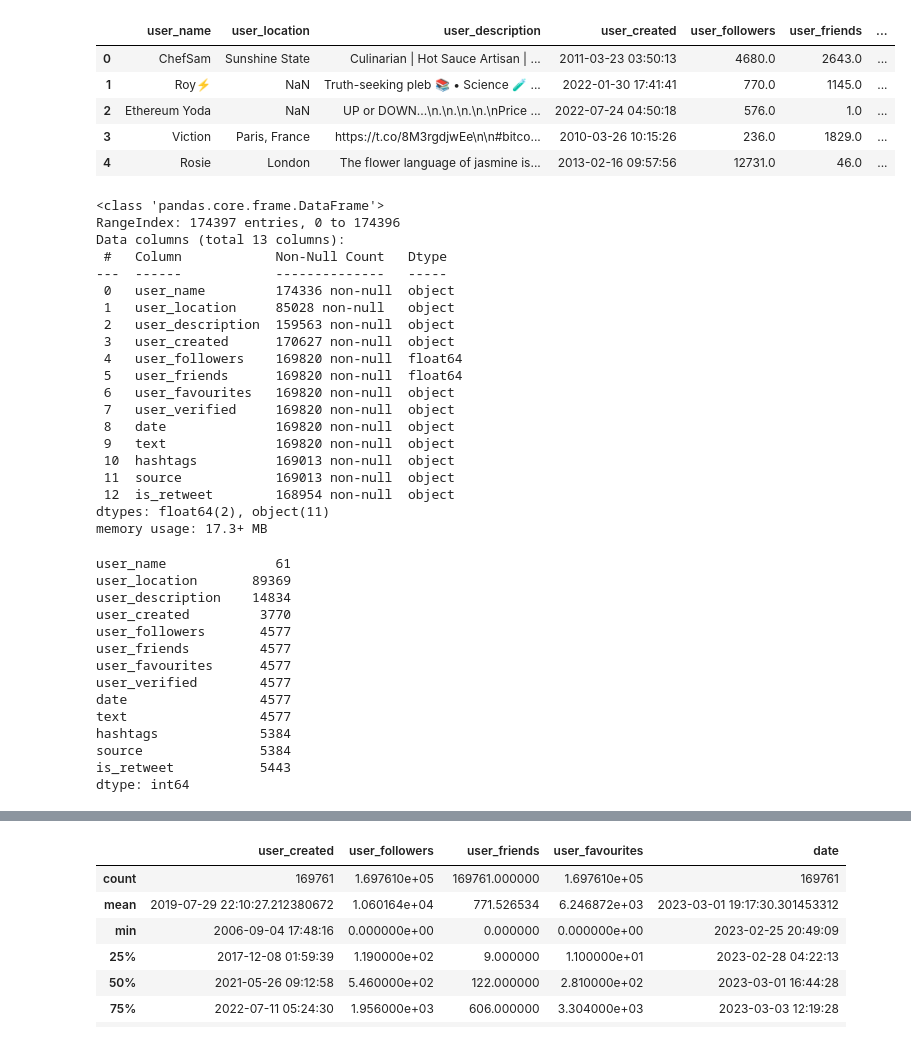
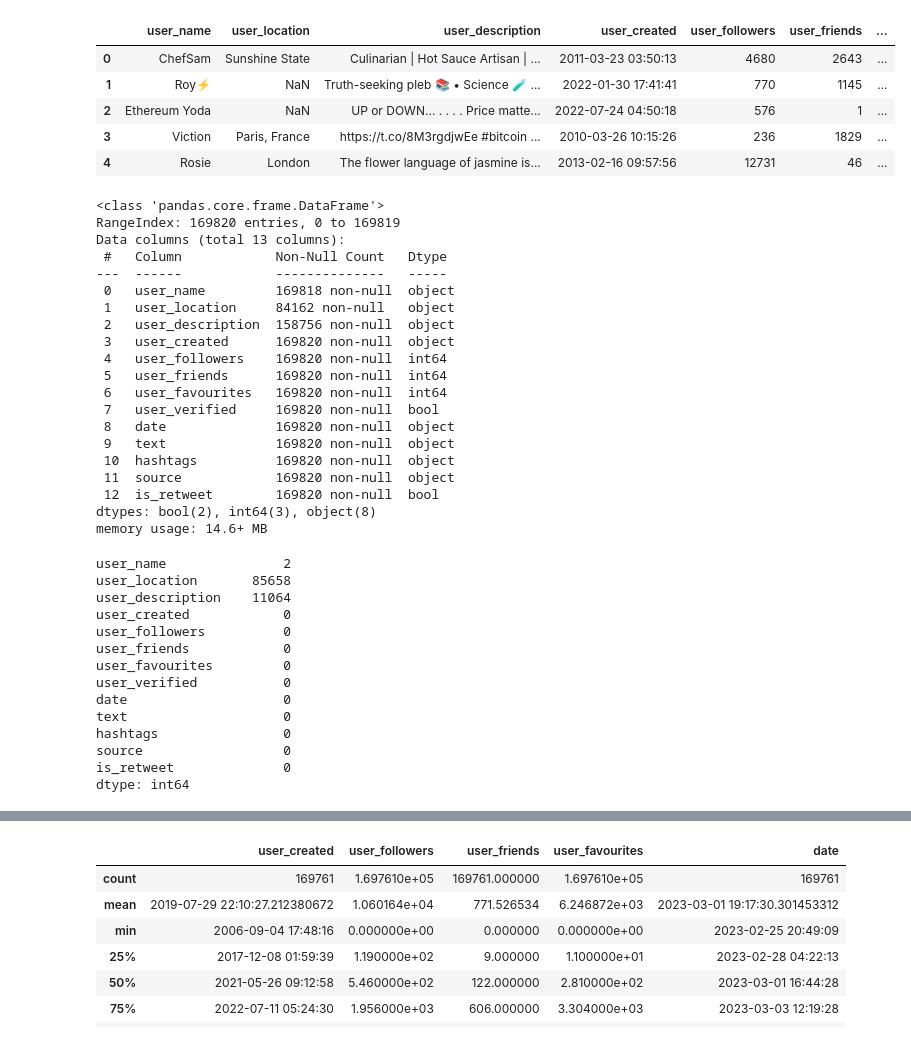
Before and after one commit to sidi-cnm/Analyse_Santiment, a Jupyter notebook: Cleaning data.ipynb, the cells around one changed output, grey strips where cells are left out. Saved outputs shown, nothing was run; the diff lists cells and outputs as text; code cells hidden in the pictures.

Commit message:
Cleaning data_2 :)

```diff
--- a/Cleaning data.ipynb
+++ b/Cleaning data.ipynb
@@ -10,53 +42,55 @@ from sklearn.preprocessing import StandardScaler
 # %%
-data = pd.read_csv('G-D.csv',engine='python', quotechar='"', encoding='utf-8', on_bad_lines='skip')
+import pandas as pd
+
+data = pd.read_csv('G-D-clean.csv')
 
 data.head()
 # %% [output]
 |  | user_name | user_location | user_description | user_created | user_followers | user_friends | ... |
-| 0 | ChefSam | Sunshine State | Culinarian | Hot Sauce Artisan | ... | 2011-03-23 03:50:13 | 4680.0 | 2643.0 | ... |
-| 1 | Roy⚡️ | NaN | Truth-seeking pleb 📚 • Science 🧪 ... | 2022-01-30 17:41:41 | 770.0 | 1145.0 | ... |
-| 2 | Ethereum Yoda | NaN | UP or DOWN...\n.\n.\n.\n.\nPrice ... | 2022-07-24 04:50:18 | 576.0 | 1.0 | ... |
-| 3 | Viction | Paris, France | https://t.co/8M3rgdjwEe\n\n#bitco... | 2010-03-26 10:15:26 | 236.0 | 1829.0 | ... |
-| 4 | Rosie | London | The flower language of jasmine is... | 2013-02-16 09:57:56 | 12731.0 | 46.0 | ... |
+| 0 | ChefSam | Sunshine State | Culinarian | Hot Sauce Artisan | ... | 2011-03-23 03:50:13 | 4680 | 2643 | ... |
+| 1 | Roy⚡️ | NaN | Truth-seeking pleb 📚 • Science 🧪 ... | 2022-01-30 17:41:41 | 770 | 1145 | ... |
+| 2 | Ethereum Yoda | NaN | UP or DOWN... . . . . Price matte... | 2022-07-24 04:50:18 | 576 | 1 | ... |
+| 3 | Viction | Paris, France | https://t.co/8M3rgdjwEe #bitcoin ... | 2010-03-26 10:15:26 | 236 | 1829 | ... |
+| 4 | Rosie | London | The flower language of jasmine is... | 2013-02-16 09:57:56 | 12731 | 46 | ... |
 # %%
 data.info()
 # %% [output]
 <class 'pandas.core.frame.DataFrame'>
-RangeIndex: 174397 entries, 0 to 174396
+RangeIndex: 169820 entries, 0 to 169819
 Data columns (total 13 columns):
  #   Column            Non-Null Count   Dtype
 ---  ------            --------------   -----
- 0   user_name         174336 non-null  object
- 1   user_location     85028 non-null   object
- 2   user_description  159563 non-null  object
- 3   user_created      170627 non-null  object
- 4   user_followers    169820 non-null  float64
- 5   user_friends      169820 non-null  float64
- 6   user_favourites   169820 non-null  object
- 7   user_verified     169820 non-null  object
+ 0   user_name         169818 non-null  object
+ 1   user_location     84162 non-null   object
+ 2   user_description  158756 non-null  object
+ 3   user_created      169820 non-null  object
+ 4   user_followers    169820 non-null  int64
+ 5   user_friends      169820 non-null  int64
+ 6   user_favourites   169820 non-null  int64
+ 7   user_verified     169820 non-null  bool
  8   date              169820 non-null  object
  9   text              169820 non-null  object
- 10  hashtags          169013 non-null  object
- 11  source            169013 non-null  object
- 12  is_retweet        168954 non-null  object
-dtypes: float64(2), object(11)
-memory usage: 17.3+ MB
+ 10  hashtags          169820 non-null  object
+ 11  source            169820 non-null  object
+ 12  is_retweet        169820 non-null  bool
+dtypes: bool(2), int64(3), object(8)
+memory usage: 14.6+ MB
 # %%
 data.isnull().sum()
 # %% [output]
-user_name              61
-user_location       89369
-user_description    14834
-user_created         3770
-user_followers       4577
-user_friends         4577
-user_favourites      4577
-user_verified        4577
-date                 4577
-text                 4577
-hashtags             5384
-source               5384
-is_retweet           5443
+user_name               2
+user_location       85658
+user_description    11064
+user_created            0
+user_followers          0
+user_friends            0
+user_favourites         0
+user_verified           0
+date                    0
+text                    0
+hashtags                0
+source                  0
+is_retweet              0
 dtype: int64
 # %%
 data.describe()
```
Also changed, not shown: parts of 11 cells of this notebook.
